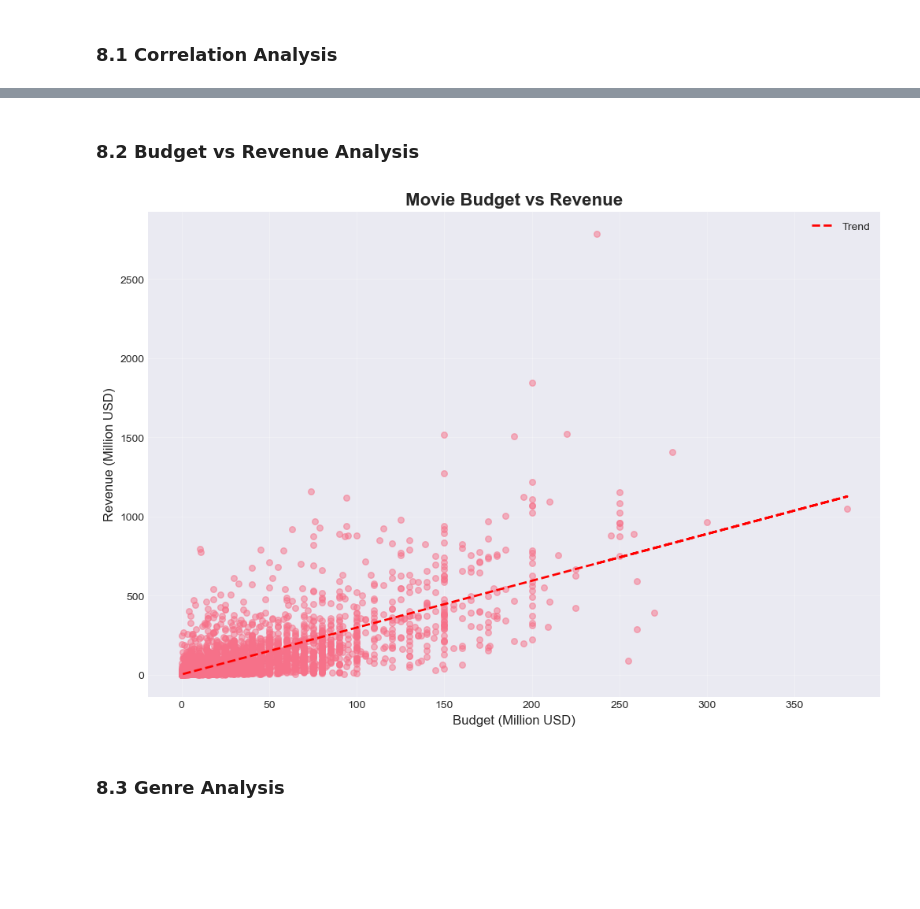
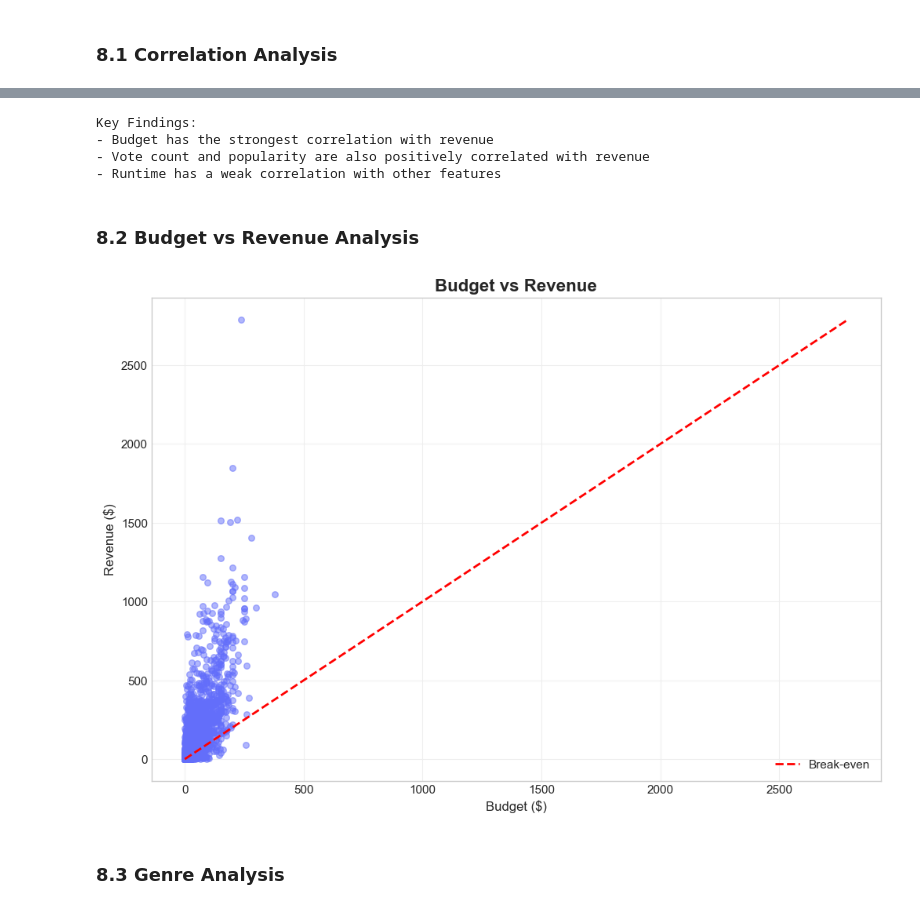
Before and after one commit to ccccsuper0828/movie-recommender, a Jupyter notebook: tmdb_analysis.ipynb, the cells around one changed output, grey strips where cells are left out. Cells and saved outputs as stored; diff of their text form; code cells hidden in the pictures; blank space fills up the shorter version.

```diff
--- a/tmdb_analysis.ipynb
+++ b/tmdb_analysis.ipynb
@@ -12,9 +12,11 @@ This notebook analyzes the TMDb 5000 Movie Dataset from Kaggle. As a business an
 # %% [markdown]
 ## 1. Import Libraries
 # %%
+import os
 import pandas as pd
 import numpy as np
 import matplotlib.pyplot as plt
+import matplotlib.colors as mcolors
 import seaborn as sns
 import json
 from datetime import datetime
@@ -22,10 +24,27 @@ import warnings
 from wordcloud import WordCloud, STOPWORDS
 warnings.filterwarnings('ignore')
 
-# Set plotting style
-plt.style.use('seaborn-v0_8-darkgrid')
-sns.set_palette("husl")
+plt.style.use('seaborn-v0_8-whitegrid')
+plt.rcParams.update({
+    'figure.facecolor': 'white',
+    'axes.facecolor': 'white',
+    'axes.edgecolor': '#cccccc',
+    'grid.color': '#eeeeee',
+    'font.size': 11,
+})
 %matplotlib inline
+
+FIG_DIR = 'figures'
+os.makedirs(FIG_DIR, exist_ok=True)
+
+COLORS = {
+    'red': '#e5383b',
+    'red_dark': '#ba181b',
+    'gold': '#f5c518',
+    'blue': '#58a6ff',
+    'green': '#3fb950',
+    'scatter': '#636EFA',
+}
 # %% [markdown]
 ## 2. Load Data
 # %%
@@ -290,21 +285,44 @@ Key Findings:
+# %%
+# Correlation heatmap — use Plotly (same library as the web dashboard) for identical colors
+import plotly.express as px_nb
+import plotly.io as pio
+
+numeric_cols = ['budget', 'revenue', 'popularity', 'vote_average', 'vote_count', 'runtime']
+correlation_matrix = df[numeric_cols].corr()
+
+fig_corr = px_nb.imshow(
+    correlation_matrix, text_auto=".2f", aspect="auto",
+    title="Feature Correlation Heatmap",
+    color_continuous_scale="RdBu_r", template="plotly_white",
+)
+fig_corr.update_layout(width=700, height=550)
+fig_corr.write_image(f'{FIG_DIR}/eda_correlation_heatmap.png', scale=2)
+fig_corr.show()
+
+# Filter for budget/revenue visualizations
+df_viz = df[(df['budget'] > 0) & (df['revenue'] > 0)].copy()
+# %% [output]
+Key Findings:
+- Budget has the strongest correlation with revenue
+- Vote count and popularity are also positively correlated with revenue
+- Runtime has a weak correlation with other features
 # %% [markdown]
 ### 8.2 Budget vs Revenue Analysis
 # %%
 plt.figure(figsize=(12, 8))
-plt.scatter(df_viz['budget'] / 1e6, df_viz['revenue'] / 1e6, alpha=0.5, s=30)
-plt.xlabel('Budget (Million USD)', fontsize=12)
-plt.ylabel('Revenue (Million USD)', fontsize=12)
-plt.title('Movie Budget vs Revenue', fontsize=16, fontweight='bold')
-plt.grid(True, alpha=0.3)
+plt.scatter(df_viz['budget'] / 1e6, df_viz['revenue'] / 1e6,
+            alpha=0.5, s=30, color=COLORS['scatter'])
+plt.xlabel('Budget ($)', fontsize=12)
+plt.ylabel('Revenue ($)', fontsize=12)
+plt.title('Budget vs Revenue', fontsize=16, fontweight='bold')
 
-# Add regression line
-z = np.polyfit(df_viz['budget'], df_viz['revenue'], 1)
-p = np.poly1d(z)
-plt.plot(df_viz['budget'] / 1e6, p(df_viz['budget']) / 1e6, "r--", linewidth=2, label='Trend')
+max_v = max(df_viz['budget'].max(), df_viz['revenue'].max()) / 1e6
+plt.plot([0, max_v], [0, max_v], 'r--', linewidth=2, label='Break-even')
 plt.legend()
+plt.savefig(f'{FIG_DIR}/eda_budget_vs_revenue.png', dpi=150, bbox_inches='tight')
 plt.show()
 # %% [output]
-[figure, old version]
+[figure, new version]
 # %% [markdown]
 ### 8.3 Genre Analysis
 # %%
```
Also changed, not shown: parts of 10 cells of this notebook, 9 other files.
